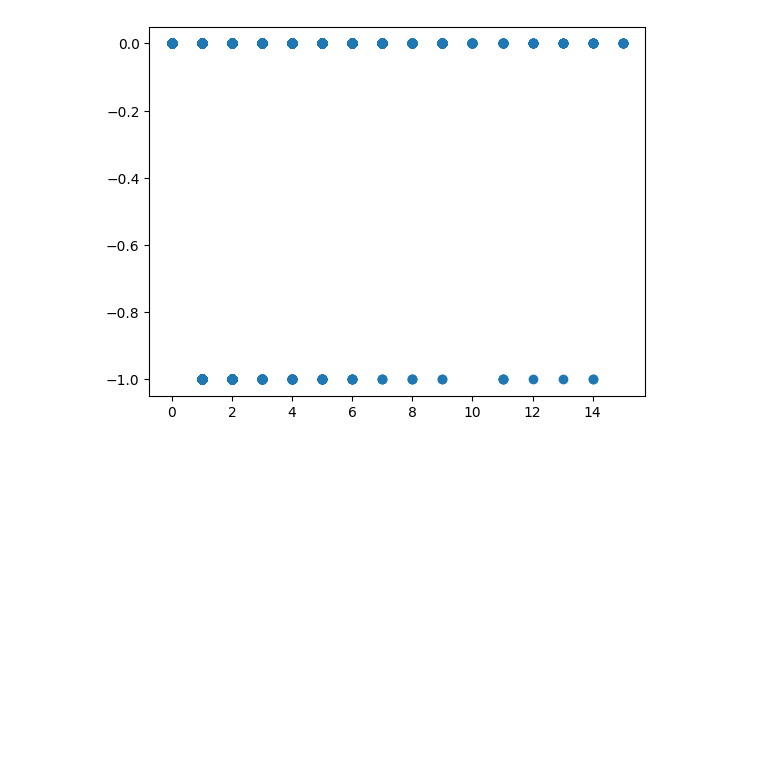
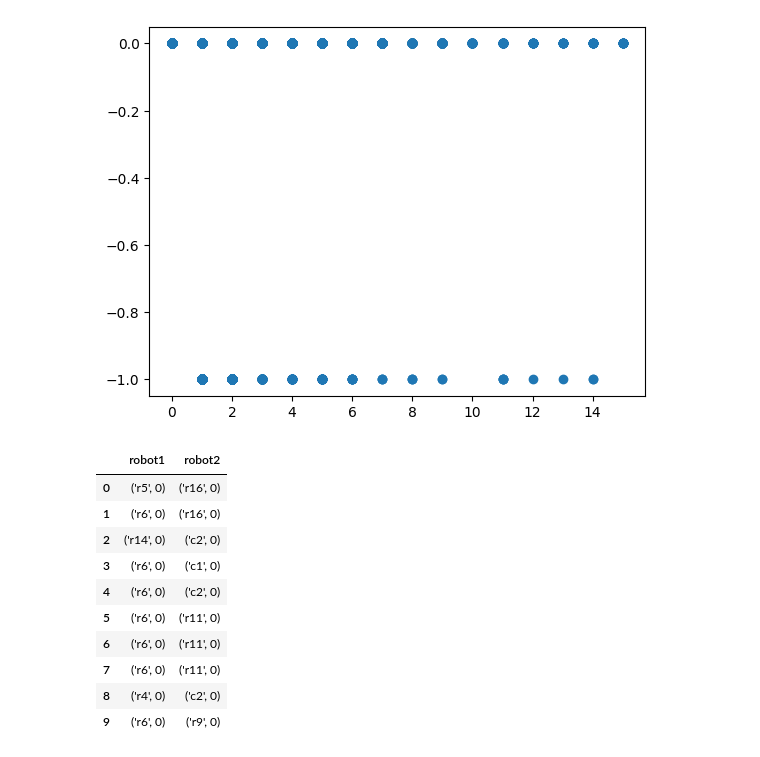
Before and after one commit to SacredPineapple/COMP9418-Assignment2, a Jupyter notebook: eda/sensor_reliability.ipynb, the cells around one changed output. Cells and saved outputs as stored; diff of their text form; code cells hidden in the pictures; blank space fills up the shorter version.

```diff
--- a/eda/sensor_reliability.ipynb
+++ b/eda/sensor_reliability.ipynb
@@ -60,3 +62,17 @@ Bias: -0.030364583333333334
 Variance: 0.029439021584357853
 <matplotlib.collections.PathCollection at 0x...>
 [figure]
+# %%
+data[['robot1', 'robot2']].head(10)
+# %% [output]
+|  | robot1 | robot2 |
+| 0 | ('r5', 0) | ('r16', 0) |
+| 1 | ('r6', 0) | ('r16', 0) |
+| 2 | ('r14', 0) | ('c2', 0) |
+| 3 | ('r6', 0) | ('c1', 0) |
+| 4 | ('r6', 0) | ('c2', 0) |
+| 5 | ('r6', 0) | ('r11', 0) |
+| 6 | ('r6', 0) | ('r11', 0) |
+| 7 | ('r6', 0) | ('r11', 0) |
+| 8 | ('r4', 0) | ('c2', 0) |
+| 9 | ('r6', 0) | ('r9', 0) |
```
Also changed, not shown: parts of 4 cells of this notebook, 4 other files.
